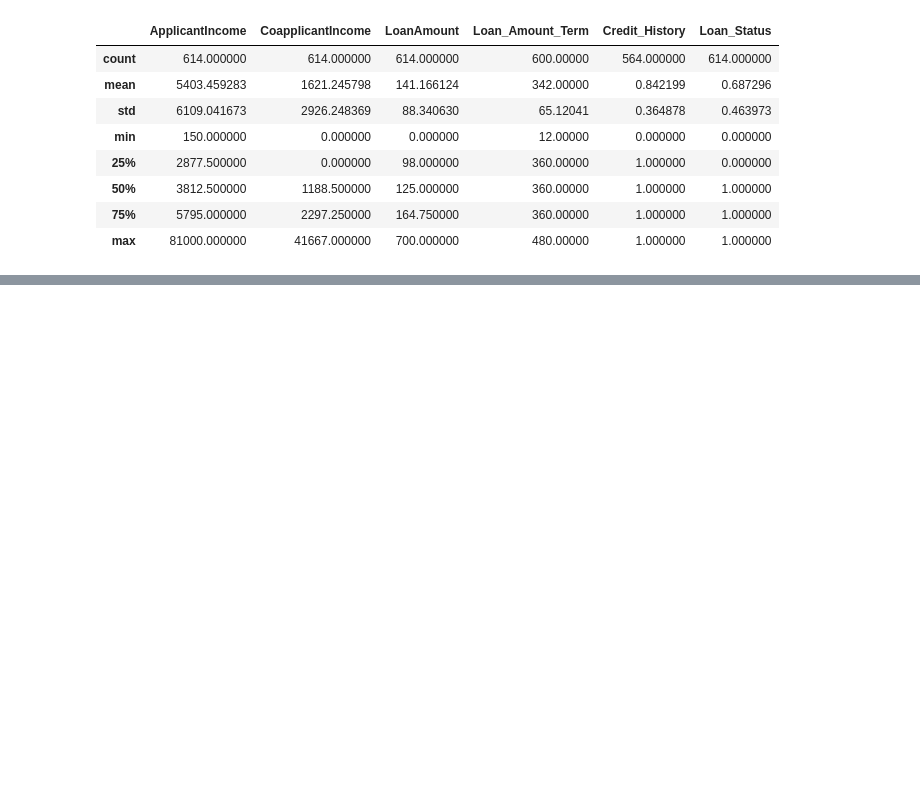
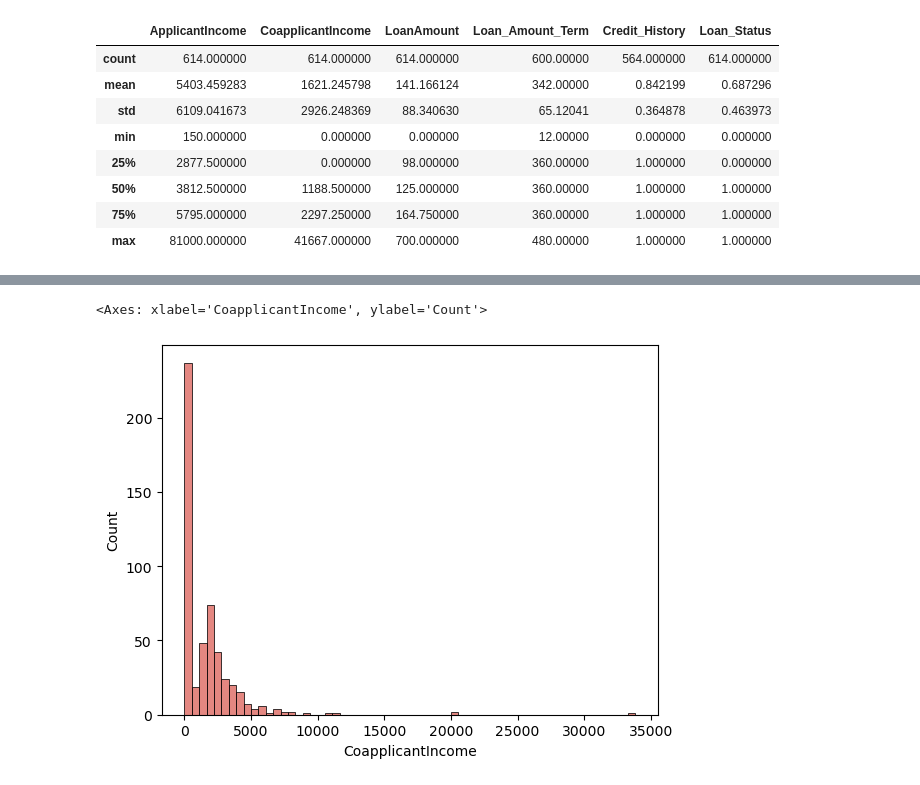
Before and after one commit to dezertdweller/mentor-assignments, a Jupyter notebook: credit-risk-analysis.ipynb, the cells around one changed output, grey strips where cells are left out. Saved outputs shown, nothing was run; the diff lists cells and outputs as text; code cells hidden in the pictures; blank space fills up the shorter version.

```diff
--- a/credit-risk-analysis.ipynb
+++ b/credit-risk-analysis.ipynb
@@ -119,0 +184,5 @@ df_loan_denied
+# %%
+sns.histplot(df['CoapplicantIncome'])
+# %% [output]
+<Axes: xlabel='CoapplicantIncome', ylabel='Count'>
+[figure, added]
```
Also changed, not shown: parts of 78 cells of this notebook.
